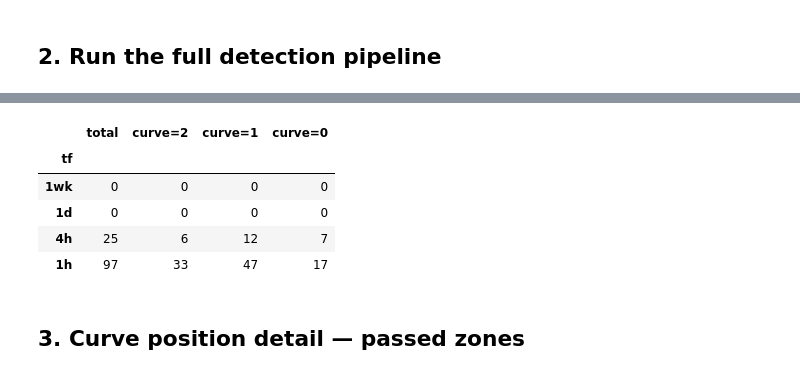
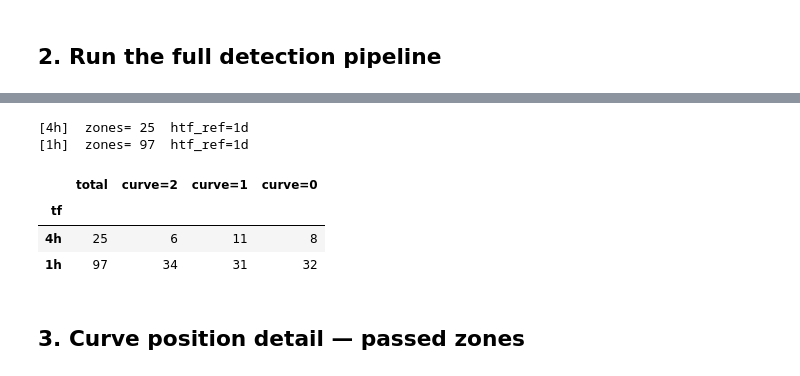
Before and after one commit to anabil-muthmercapital/S-D-learning, a Jupyter notebook: notebooks/10_curve_position.ipynb, the cells around one changed output, grey strips where cells are left out. Saved outputs shown, nothing was run; the diff lists cells and outputs as text; code cells hidden in the pictures.

```diff
--- a/notebooks/10_curve_position.ipynb
+++ b/notebooks/10_curve_position.ipynb
@@ -35,15 +41,23 @@ from utils.models import CandlePrimitives, add_atr
 from utils.config import (
     COLOR_BULL, COLOR_BEAR,
     CHART_BG as BG, CHART_GRID as GRID,
+    HTF_REF, HTF_RANGE_LOOKBACK,
 )
 from utils.base_detector import detect_bases
 from utils.legs_formation import detect_formations
 from utils.zone_detector import detect_zones
 from utils.freshness import add_freshness
-from utils.scoring import add_time_score, add_curve_score
+from utils.scoring import add_time_score, add_curve_score, htf_range_asof
 
 SYMBOL = "USDJPY=X"
 raw  = load_all_timeframes(SYMBOL, align=True)
-data = {tf: add_atr(CandlePrimitives.enrich_dataframe(df)) for tf, df in raw.items()}
+
+# Keep only the three working timeframes: 1d (HTF reference), 4h, 1h
+KEEP_TFS = ["1d", "4h", "1h"]
+data = {
+    tf: add_atr(CandlePrimitives.enrich_dataframe(df))
+    for tf, df in raw.items()
+    if tf in KEEP_TFS
+}
 print("Loaded timeframes:", list(data.keys()))
 # %% [output]
@@ -53,37 +96,49 @@ Loaded timeframes: ['1wk', '1d', '4h', '1h']
 # %%
-results = {}
 
-for tf, df in data.items():
+# ── Point-in-time HTF curve scoring ────────────────────────────────────────
+# HTF_REF maps each LTF to its reference TF. The range for each zone is
+# computed as-of the zone's formation bar (no lookahead).
+LTF_TFS = ["4h", "1h"]
+results  = {}
+
+for tf in LTF_TFS:
+    df      = data[tf]
+    htf_key = HTF_REF.get(tf, "1d")
+    htf_df  = data[htf_key] if htf_key in data else data["1d"]   # graceful fallback
+
     passed_bases, _ = detect_bases(df)
     formations      = detect_formations(df, passed_bases)
     passed, _       = detect_zones(df, formations)
 
-    htf_high = df["high"].max()
-    htf_low  = df["low"].min()
-
     add_freshness(df, passed)
     add_time_score(passed)
-    add_curve_score(passed, htf_high, htf_low)
+    add_curve_score(passed, htf_df, df.index)    # ← per-zone, point-in-time
 
-    results[tf] = {"df": df, "zones": passed, "htf_high": htf_high, "htf_low": htf_low}
+    results[tf] = {
+        "df":      df,
+        "zones":   passed,
+        "htf_df":  htf_df,
+        "htf_ref": htf_key,
+    }
+    print(f"[{tf}]  zones={len(passed):3d}  htf_ref={htf_key}")
 
 # Summary table
 rows = []
 for tf, r in results.items():
     zones = r["zones"]
     c2 = sum(1 for z in zones if z["curve_score"] == 2)
     c1 = sum(1 for z in zones if z["curve_score"] == 1)
     c0 = sum(1 for z in zones if z["curve_score"] == 0)
     rows.append({"tf": tf, "total": len(zones), "curve=2": c2, "curve=1": c1, "curve=0": c0})
 
 pd.DataFrame(rows).set_index("tf")
 # %% [output]
+[4h]  zones= 25  htf_ref=1d
+[1h]  zones= 97  htf_ref=1d
 |  | total | curve=2 | curve=1 | curve=0 |
 | tf |  |  |  |  |
-| 1wk | 0 | 0 | 0 | 0 |
-| 1d | 0 | 0 | 0 | 0 |
-| 4h | 25 | 6 | 12 | 7 |
-| 1h | 97 | 33 | 47 | 17 |
+| 4h | 25 | 6 | 11 | 8 |
+| 1h | 97 | 34 | 31 | 32 |
 # %% [markdown]
 ## 3. Curve position detail — passed zones
 # %%
```
Also changed, not shown: parts of 5 cells of this notebook, 6 other files.
